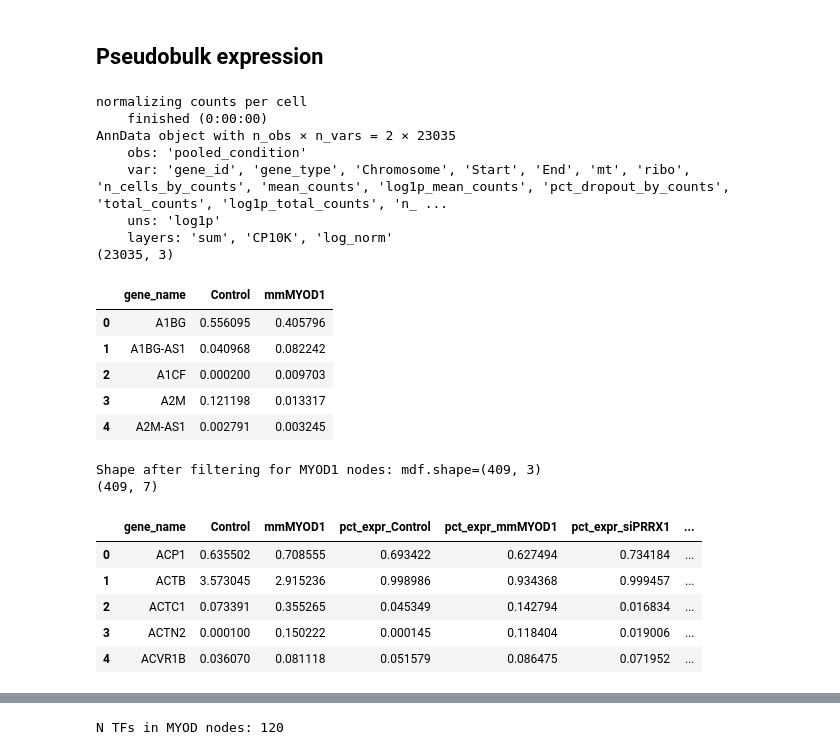
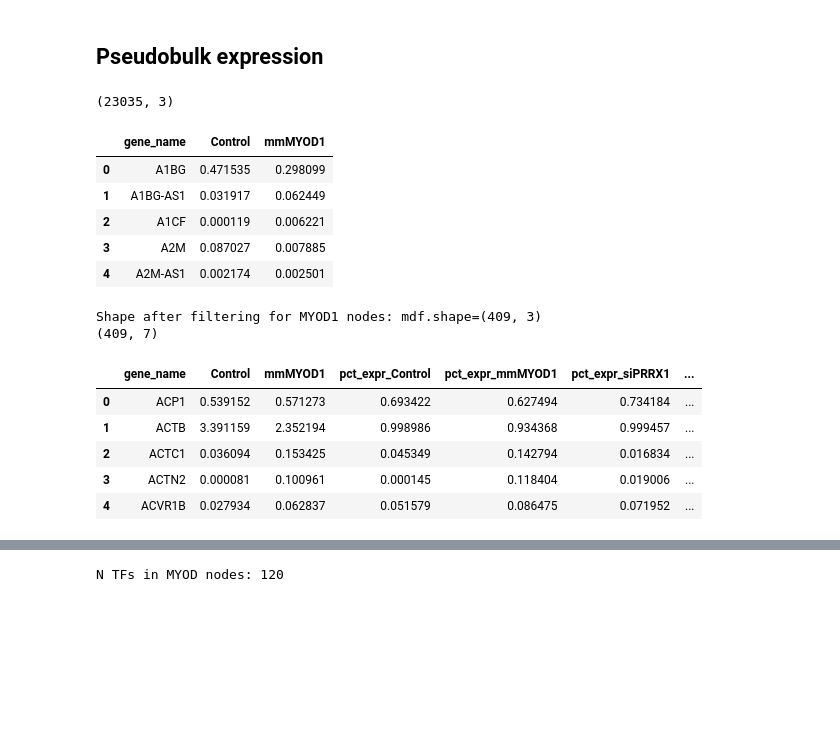
Before and after one commit to jrcwycy/Hybrid, a Jupyter notebook: notebooks/HWG/mmMYOD1.ipynb, the cells around one changed output, grey strips where cells are left out. Saved outputs shown, nothing was run; the diff lists cells and outputs as text; code cells hidden in the pictures; blank space fills up the shorter version.

```diff
--- a/notebooks/HWG/mmMYOD1.ipynb
+++ b/notebooks/HWG/mmMYOD1.ipynb
@@ -380,48 +380,62 @@ PRRX1    127   2077   32.708661        0.675765
 # %% [markdown]
 ## Pseudobulk expression
 # %%
+# aggdata = sc.get.aggregate(
+#     fdata,
+#     by='pooled_condition',
+#     func='sum',
+#     layer='raw_counts',
+# )
+
+# aggdata.X = aggdata.layers['sum'].copy()
+
+# sc.pp.normalize_total(aggdata, target_sum=1e4)
+# aggdata.layers['CP10K'] = aggdata.X.copy()
+
+# sc.pp.log1p(aggdata)
+# aggdata.layers['log_norm'] = aggdata.X.copy()
+
+# print(aggdata)
+
+# aggdata.X = aggdata.layers['log_norm'].copy()
+
+# X = aggdata.X if isinstance(aggdata.X, np.ndarray) else aggdata.X.toarray()
+
+# df = pd.DataFrame(X, index=aggdata.obs_names, columns=aggdata.var_names).T
+
+# df = df.reset_index()
+# print(df.shape)
+# df.head()
+
+### mean of normalized counts
+func = 'mean'
+
 aggdata = sc.get.aggregate(
     fdata,
     by='pooled_condition',
-    func='sum',
-    layer='raw_counts',
+    func=func,
+    # layer='CP10K',
+    layer='log_norm',
 )
 
-aggdata.X = aggdata.layers['sum'].copy()
-
-sc.pp.normalize_total(aggdata, target_sum=1e4)
-aggdata.layers['CP10K'] = aggdata.X.copy()
-
-sc.pp.log1p(aggdata)
-aggdata.layers['log_norm'] = aggdata.X.copy()
-
-print(aggdata)
-
-aggdata.X = aggdata.layers['log_norm'].copy()
+aggdata.X = aggdata.layers[f'{func}'].copy()
 
 X = aggdata.X if isinstance(aggdata.X, np.ndarray) else aggdata.X.toarray()
 
 df = pd.DataFrame(X, index=aggdata.obs_names, columns=aggdata.var_names).T
 
 df = df.reset_index()
 
 print(df.shape)
 df.head()
 # %% [output]
-normalizing counts per cell
-    finished (0:00:00)
-AnnData object with n_obs × n_vars = 2 × 23035
-    obs: 'pooled_condition'
-    var: 'gene_id', 'gene_type', 'Chromosome', 'Start', 'End', 'mt', 'ribo', 'n_cells_by_counts', 'mean_counts', 'log1p_mean_counts', 'pct_dropout_by_counts', 'total_counts', 'log1p_total_counts', 'n_ ...
-    uns: 'log1p'
-    layers: 'sum', 'CP10K', 'log_norm'
 (23035, 3)
 |  | gene_name | Control | mmMYOD1 |
-| 0 | A1BG | 0.556095 | 0.405796 |
-| 1 | A1BG-AS1 | 0.040968 | 0.082242 |
-| 2 | A1CF | 0.000200 | 0.009703 |
-| 3 | A2M | 0.121198 | 0.013317 |
-| 4 | A2M-AS1 | 0.002791 | 0.003245 |
+| 0 | A1BG | 0.471535 | 0.298099 |
+| 1 | A1BG-AS1 | 0.031917 | 0.062449 |
+| 2 | A1CF | 0.000119 | 0.006221 |
+| 3 | A2M | 0.087027 | 0.007885 |
+| 4 | A2M-AS1 | 0.002174 | 0.002501 |
 # %%
 # ---------- Filter for MYOD nodes ----------
 mdf = df[df['gene_name'].isin(GM.nodes())]
@@ -461,11 +475,11 @@ mdf.head()
 Shape after filtering for MYOD1 nodes: mdf.shape=(409, 3)
 (409, 7)
 |  | gene_name | Control | mmMYOD1 | pct_expr_Control | pct_expr_mmMYOD1 | pct_expr_siPRRX1 | ... |
-| 0 | ACP1 | 0.635502 | 0.708555 | 0.693422 | 0.627494 | 0.734184 | ... |
-| 1 | ACTB | 3.573045 | 2.915236 | 0.998986 | 0.934368 | 0.999457 | ... |
-| 2 | ACTC1 | 0.073391 | 0.355265 | 0.045349 | 0.142794 | 0.016834 | ... |
-| 3 | ACTN2 | 0.000100 | 0.150222 | 0.000145 | 0.118404 | 0.019006 | ... |
-| 4 | ACVR1B | 0.036070 | 0.081118 | 0.051579 | 0.086475 | 0.071952 | ... |
+| 0 | ACP1 | 0.539152 | 0.571273 | 0.693422 | 0.627494 | 0.734184 | ... |
+| 1 | ACTB | 3.391159 | 2.352194 | 0.998986 | 0.934368 | 0.999457 | ... |
+| 2 | ACTC1 | 0.036094 | 0.153425 | 0.045349 | 0.142794 | 0.016834 | ... |
+| 3 | ACTN2 | 0.000081 | 0.100961 | 0.000145 | 0.118404 | 0.019006 | ... |
+| 4 | ACVR1B | 0.027934 | 0.062837 | 0.051579 | 0.086475 | 0.071952 | ... |
 # %%
 # ---------- Set expr to 0 for genes expressed in less than 10% of cells per group ----------
 conditions = ['Control', 'mmMYOD1']
```
Also changed, not shown: parts of 10 cells of this notebook, 42 other files.
